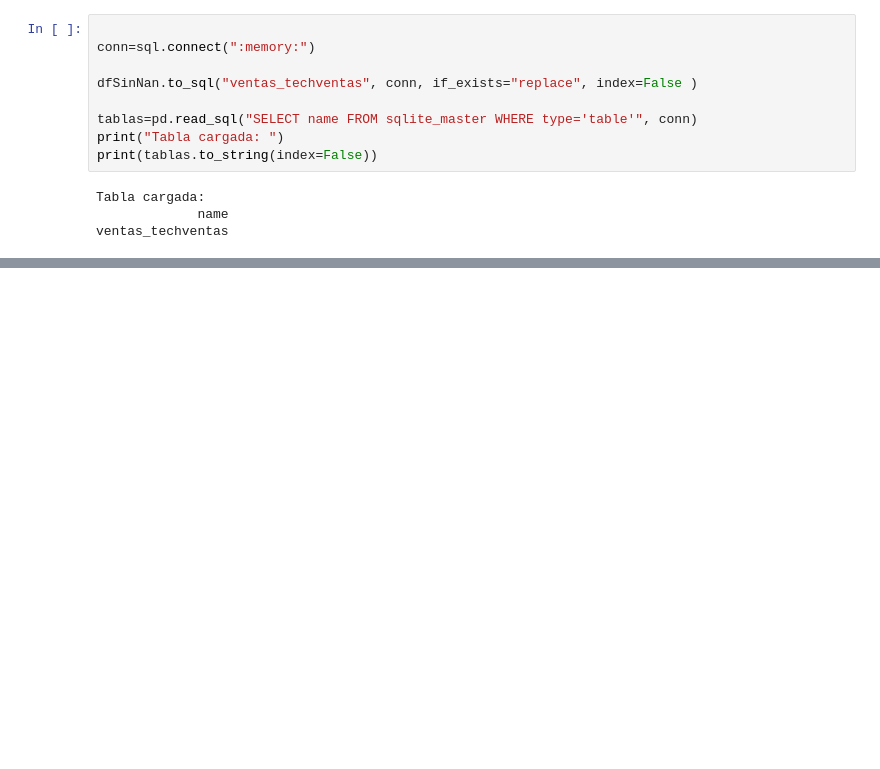
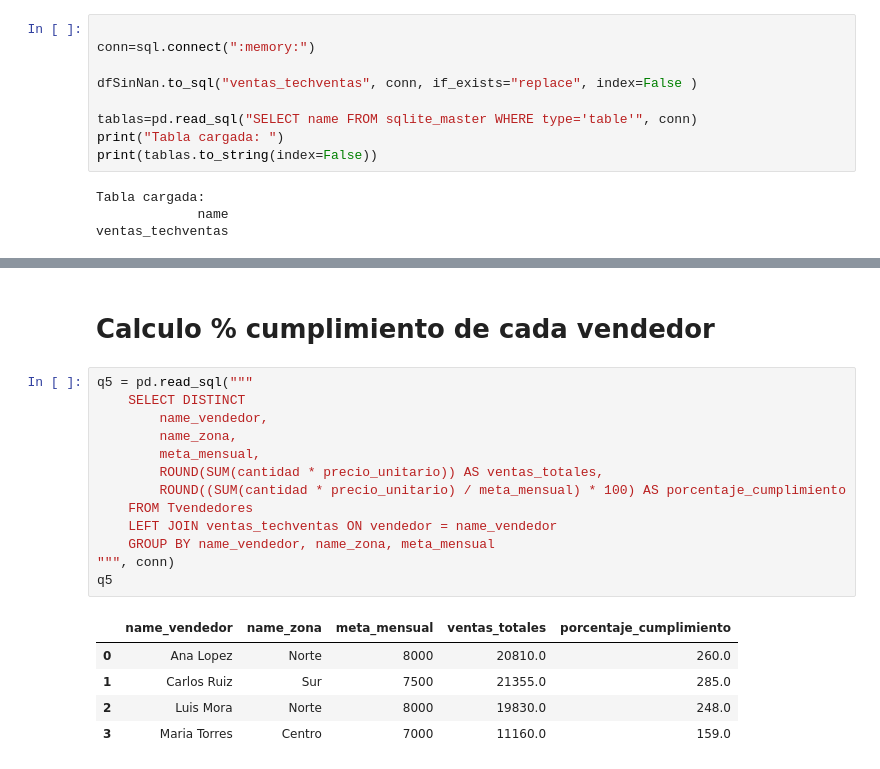
Before and after one commit to Camilo-COL/RetoUnidad1, a Jupyter notebook: Reto/Parte2/02_sql.ipynb, the cells around one changed output, grey strips where cells are left out. Drawn from its saved outputs; the diff is of its cells as text; blank space fills up the shorter version.

```diff
--- a/Reto/Parte2/02_sql.ipynb
+++ b/Reto/Parte2/02_sql.ipynb
@@ -160,0 +209,21 @@ consulta4
+# %% [markdown]
+# Calculo % cumplimiento de cada vendedor
+# %%
+q5 = pd.read_sql("""
+    SELECT DISTINCT
+        name_vendedor,
+        name_zona,
+        meta_mensual,
+        ROUND(SUM(cantidad * precio_unitario)) AS ventas_totales,
+        ROUND((SUM(cantidad * precio_unitario) / meta_mensual) * 100) AS porcentaje_cumplimiento
+    FROM Tvendedores
+    LEFT JOIN ventas_techventas ON vendedor = name_vendedor
+    GROUP BY name_vendedor, name_zona, meta_mensual
+""", conn)
+q5
+# %% [output]
+|  | name_vendedor | name_zona | meta_mensual | ventas_totales | porcentaje_cumplimiento |
+| 0 | Ana Lopez | Norte | 8000 | 20810.0 | 260.0 |
+| 1 | Carlos Ruiz | Sur | 7500 | 21355.0 | 285.0 |
+| 2 | Luis Mora | Norte | 8000 | 19830.0 | 248.0 |
+| 3 | Maria Torres | Centro | 7000 | 11160.0 | 159.0 |
```
Also changed, not shown: parts of 20 cells of this notebook.
